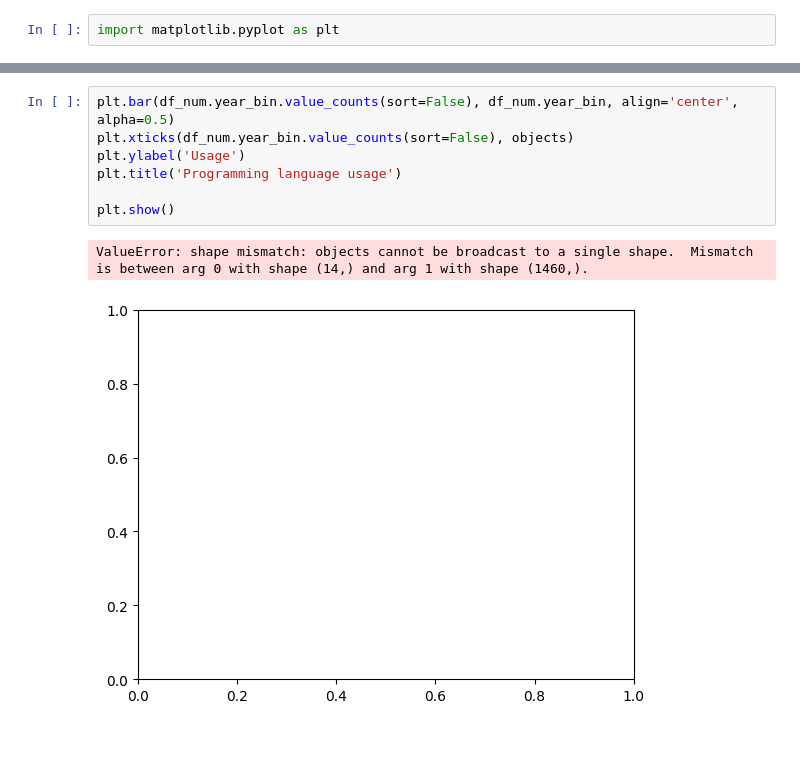
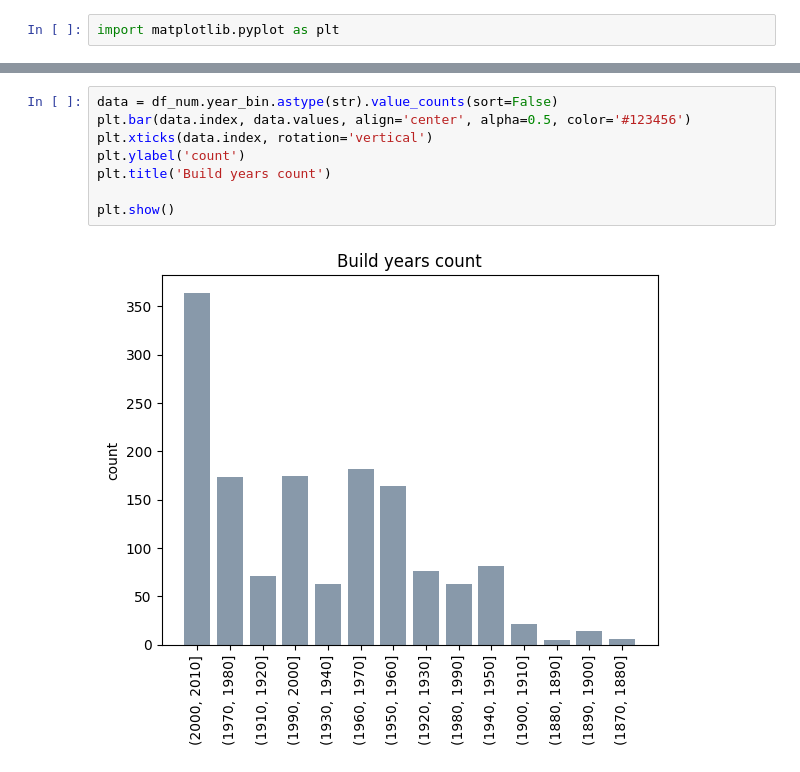
Before and after one commit to shafique18/probability_and_statistics_python, a Jupyter notebook: notebooks/Bar_graphs_and_pie_charts.ipynb, the cells around one changed output, grey strips where cells are left out. Saved outputs shown, nothing was run; the diff lists cells and outputs as text; blank space fills up the shorter version.

Commit message:
bar plot code

```diff
--- a/notebooks/Bar_graphs_and_pie_charts.ipynb
+++ b/notebooks/Bar_graphs_and_pie_charts.ipynb
@@ -118,10 +152,10 @@ import matplotlib.pyplot as plt
 # %%
-plt.bar(df_num.year_bin.value_counts(sort=False), df_num.year_bin, align='center', alpha=0.5)
-plt.xticks(df_num.year_bin.value_counts(sort=False), objects)
-plt.ylabel('Usage')
-plt.title('Programming language usage')
+data = df_num.year_bin.astype(str).value_counts(sort=False)
+plt.bar(data.index, data.values, align='center', alpha=0.5, color='#123456')
+plt.xticks(data.index, rotation='vertical')
+plt.ylabel('count')
+plt.title('Build years count')
 
 plt.show()
 # %% [output]
-ValueError: shape mismatch: objects cannot be broadcast to a single shape.  Mismatch is between arg 0 with shape (14,) and arg 1 with shape (1460,).
-[figure, old version]
+[figure, new version]
```
Also changed, not shown: parts of 4 cells of this notebook.
